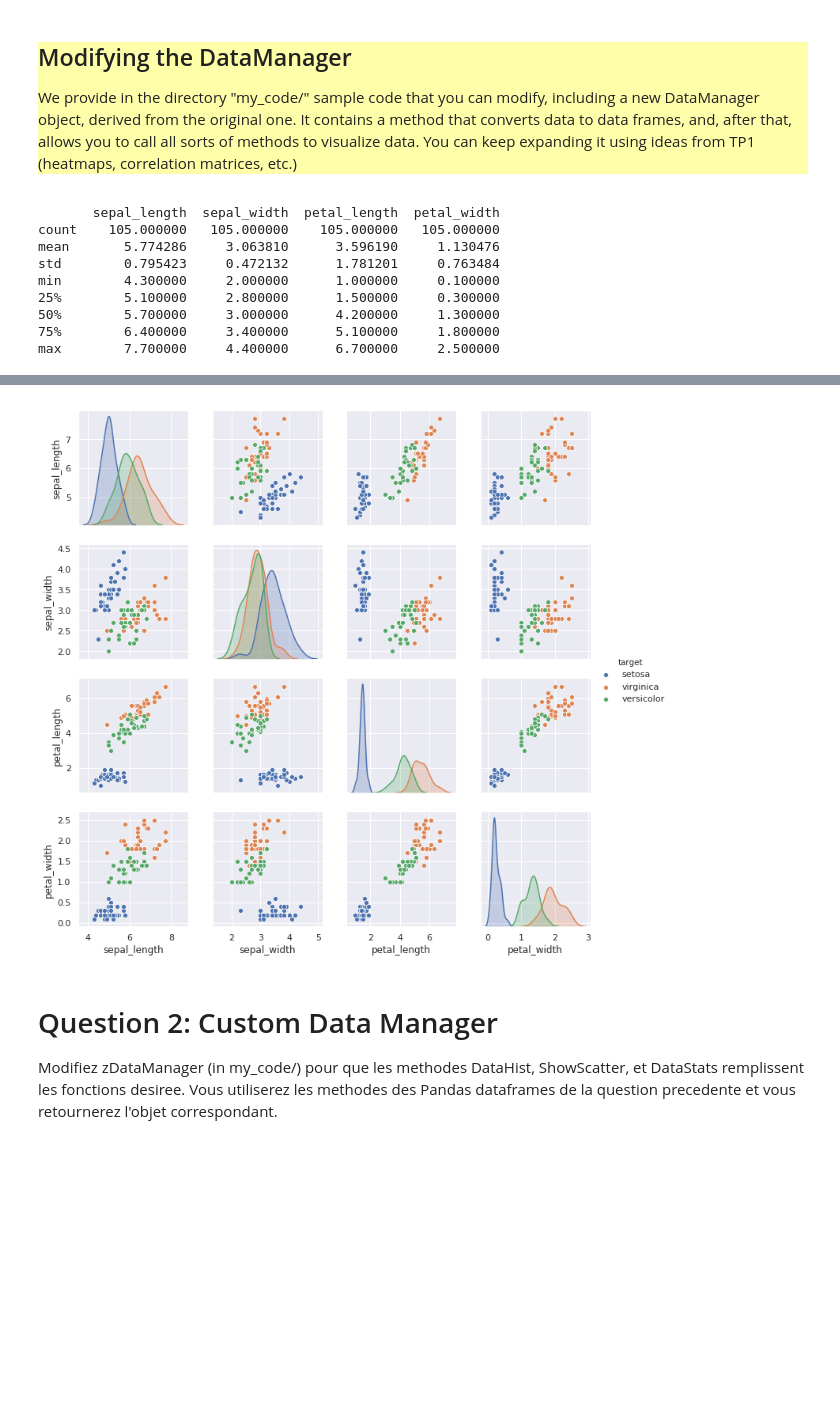
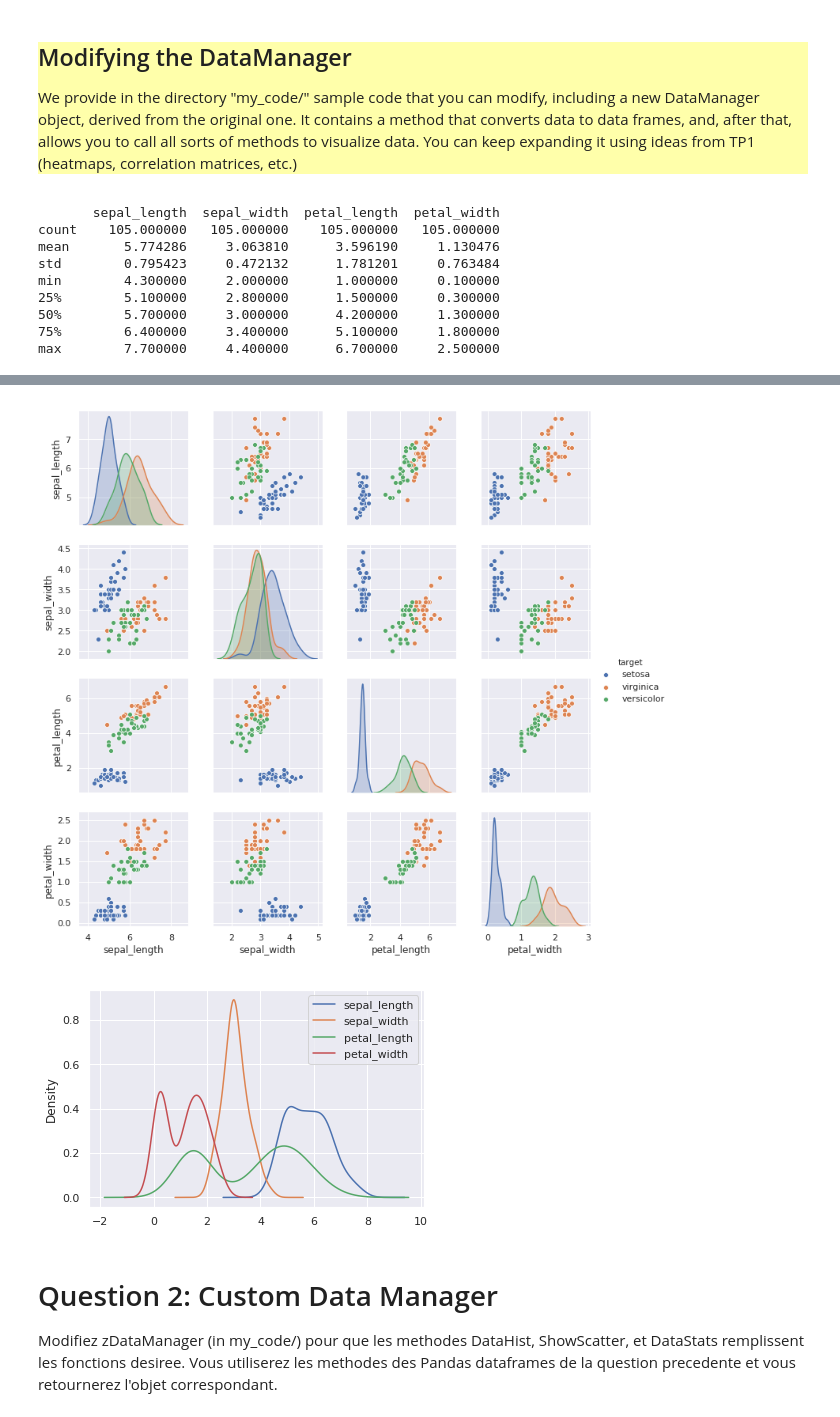
Before and after one commit to NoRobin/info232, a Jupyter notebook: TP2/README.ipynb, the cells around one changed output, grey strips where cells are left out. Drawn from its saved outputs; the diff is of its cells as text; code cells hidden in the pictures; blank space fills up the shorter version.

```diff
--- a/TP2/README.ipynb
+++ b/TP2/README.ipynb
@@ -168,26 +168,28 @@ We provide in the directory "my_code/" sample code that you can modify, includin
 # %%
 my_code_dir = 'my_code/'       # Change the model to a better one once you have one!
 path.append(my_code_dir);
 from zDataManager import DataManager
 D = DataManager(data_name, data_dir)
 #print(D)
 set_name = 'train'             # Make sure your code works for "train", "valid", and "test"
 hh = D.DataHist(set_name)
 ss = D.ShowScatter(set_name)
 dd = D.DataStats(set_name)
+mm = D.ShowSomethingElse(set_name)
 print(dd)
 # %% [output]
        sepal_length  sepal_width  petal_length  petal_width
 count    105.000000   105.000000    105.000000   105.000000
 mean       5.774286     3.063810      3.596190     1.130476
 std        0.795423     0.472132      1.781201     0.763484
 min        4.300000     2.000000      1.000000     0.100000
 25%        5.100000     2.800000      1.500000     0.300000
 50%        5.700000     3.000000      4.200000     1.300000
 75%        6.400000     3.400000      5.100000     1.800000
 max        7.700000     4.400000      6.700000     2.500000
 [figure]
 [figure]
+[figure, added]
 # %% [markdown]
 # Question 2: Custom Data Manager
 Modifiez zDataManager (in my_code/) pour que les methodes DataHist, ShowScatter, et DataStats remplissent les fonctions desiree. Vous utiliserez les methodes des Pandas dataframes de la question precedente et vous retournerez l'objet correspondant.
```
Also changed, not shown: parts of 4 cells of this notebook, 2 other files.
